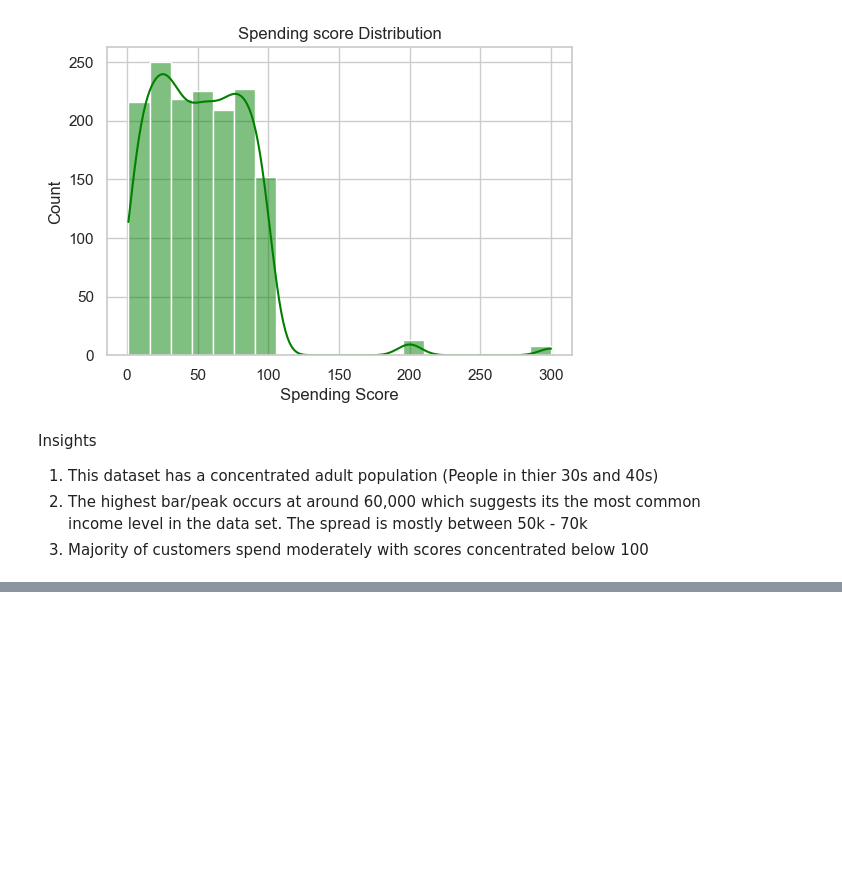
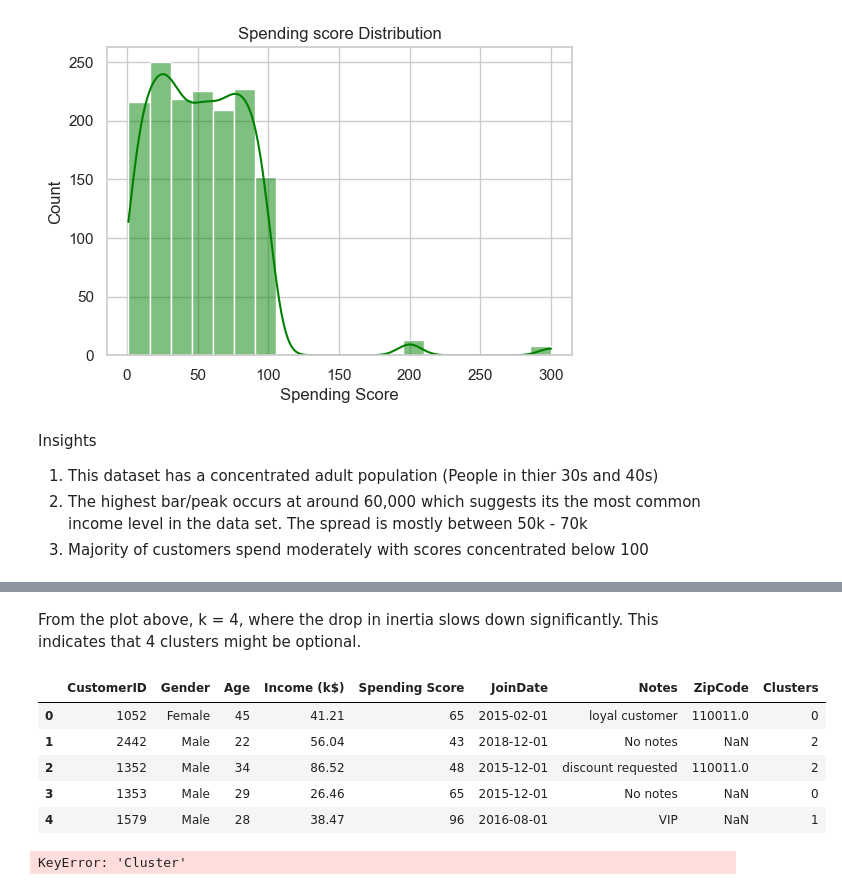
Before and after one commit to shivan-kigenyi/Customer-Segmentation-Using-Clustering, a Jupyter notebook: Analysis.ipynb, the cells around one changed output, grey strips where cells are left out. Saved outputs shown, nothing was run; the diff lists cells and outputs as text; code cells hidden in the pictures; blank space fills up the shorter version.

```diff
--- a/Analysis.ipynb
+++ b/Analysis.ipynb
@@ -255,0 +290,28 @@ Insights
+# %% [markdown]
+From the plot above, k = 4, where the drop in inertia slows down significantly. This indicates that 4 clusters might be optional.
+# %%
+#Fit KMeans with the chosen number of clusters
+kmeans = KMeans(n_clusters= 4, random_state= 42)
+clusters = kmeans.fit_predict(x_scaled)
+
+#Add labels
+df['Clusters']= clusters
+
+#Preview
+df.head()
+# %% [output]
+|  | CustomerID | Gender | Age | Income (k$) | Spending Score | JoinDate | Notes | ZipCode | Clusters |
+| 0 | 1052 | Female | 45 | 41.21 | 65 | 2015-02-01 | loyal customer | 110011.0 | 0 |
+| 1 | 2442 | Male | 22 | 56.04 | 43 | 2018-12-01 | No notes | NaN | 2 |
+| 2 | 1352 | Male | 34 | 86.52 | 48 | 2015-12-01 | discount requested | 110011.0 | 2 |
+| 3 | 1353 | Male | 29 | 26.46 | 65 | 2015-12-01 | No notes | NaN | 0 |
+| 4 | 1579 | Male | 28 | 38.47 | 96 | 2016-08-01 | VIP | NaN | 1 |
+# %%
+#df.columns()
+df.head()
+#Understanding the clusters
+#Group by clusters and calculate statistics
+cluster_summary = df.groupby('Cluster')[['Age', 'Income (k$)', 'Spending Score']].mean().round(1)
+cluster_summary
+# %% [output]
+KeyError: 'Cluster'
```
Also changed, not shown: parts of 4 cells of this notebook, 1 other file.
